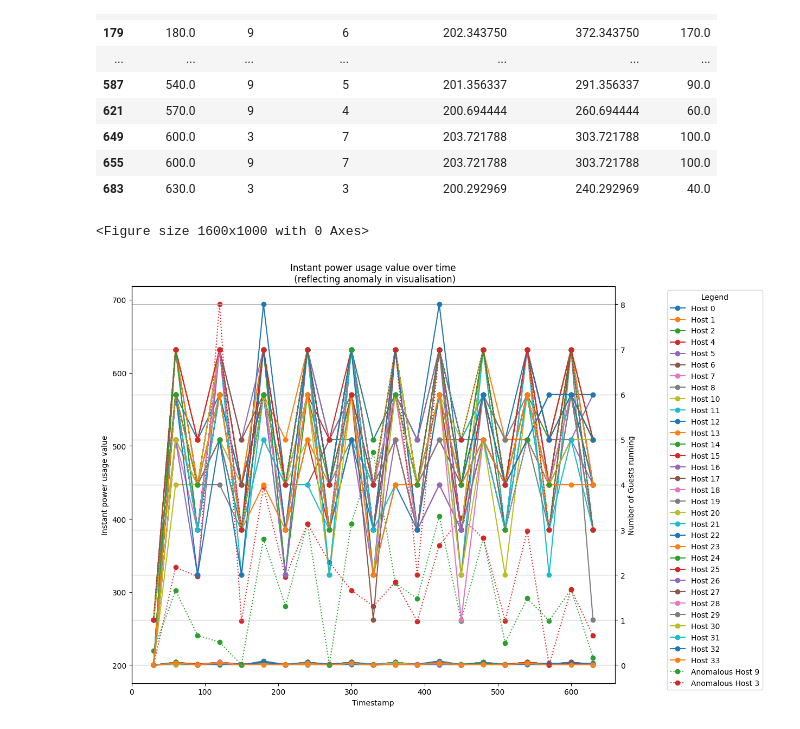
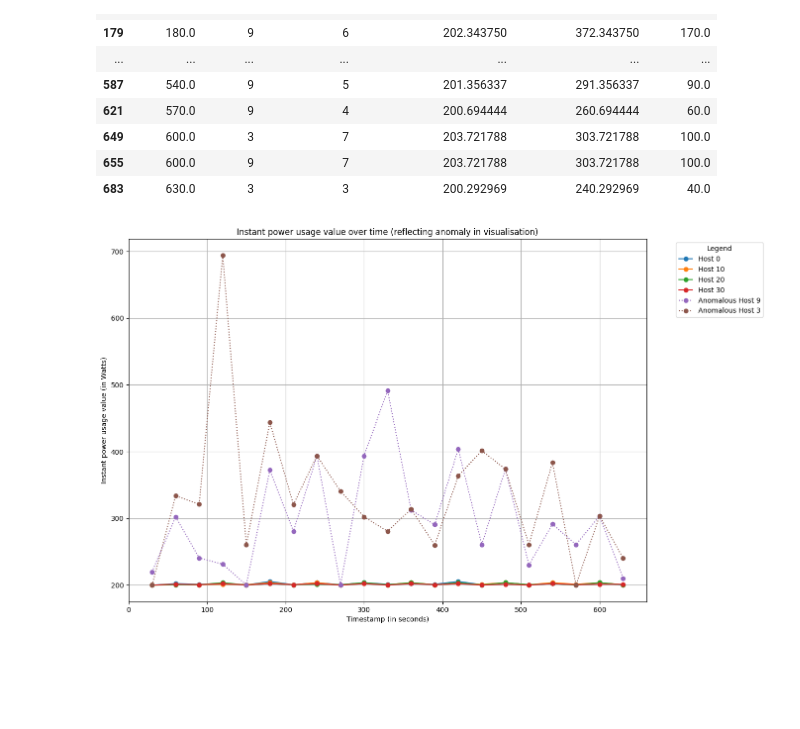
Before and after one commit to am-i-helpful/ODAbler, a Jupyter notebook: opendc_experiment_analyser/node_performance_anomaly_analyser/anomaly_analysis_shell_100.ipynb, the cells around one changed output. Cells and saved outputs as stored; diff of their text form; code cells hidden in the pictures; blank space fills up the shorter version.

Commit message:
[update]: update node-anomaly analysis results

```diff
--- a/opendc_experiment_analyser/node_performance_anomaly_analyser/anomaly_analysis_shell_100.ipynb
+++ b/opendc_experiment_analyser/node_performance_anomaly_analyser/anomaly_analysis_shell_100.ipynb
@@ -272,44 +276,45 @@ See the caveats in the documentation: https://pandas.pydata.org/pandas-docs/stab
 all_hosts = df_power_standard_anomaly['serverId'].unique()
 
 # Increase the plot size
-plt.figure(figsize=(16, 10))
+# plt.figure(figsize=(16, 10))
 
 # Create the main plot with the left y-axis
 fig, ax1 = plt.subplots()
-ax2 = ax1.twinx()
+# ax2 = ax1.twinx()
 
 # Plot all hosts from non-anomalous dataset
 for host_id in all_hosts:
     if host_id in np.nditer(anomalous_servers, op_flags=['readwrite']):
         continue
+    if (host_id % 10) != 0:
+        continue
     host_data = df_power_standard_anomaly[df_power_standard_anomaly['serverId'] == host_id]
     ax1.plot(host_data['timestamp'], host_data['powerUsage'], marker='o', label=f'Host {host_id}')
-    ax1.set_ylabel('Instant power usage value') #  color='b'
-    ax2.plot(host_data['timestamp'], host_data['guestsRunning'], marker='o', label=f'Host {host_id}')
-    ax2.set_ylabel('Number of Guests running')
+    ax1.set_ylabel('Instant power usage value (in Watts)') #  color='b'
+    # ax2.plot(host_data['timestamp'], host_data['guestsRunning'], marker='o', label=f'Host {host_id}')
+    # ax2.set_ylabel('Number of Guests running')
 
 for host_id in np.nditer(anomalous_servers, op_flags=['readwrite']):
     host_data = df_power_standard_anomaly[df_power_standard_anomaly['serverId'] == host_id]
     ax1.plot(host_data['timestamp'], host_data['powerUsage'], marker='o', label=f'Anomalous Host {host_id}', linestyle='dotted')
-    ax2.plot(host_data['timestamp'], host_data['guestsRunning'], marker='o', label=f'Anomalous Host {host_id}', linestyle='dotted')
+    # ax2.plot(host_data['timestamp'], host_data['guestsRunning'], marker='o', label=f'Anomalous Host {host_id}', linestyle='dotted')
 
 # Combine the legend for both plots
 lines, labels = ax1.get_legend_handles_labels()
-lines, labels = ax2.get_legend_handles_labels()
+# lines, labels = ax2.get_legend_handles_labels()
 # lines = lines1 + lines2
 ax1.legend(lines, labels, loc='upper left')
 
 # Adjust the legend placement outside of the plot
-ax1.legend(lines, labels, loc='upper left', bbox_to_anchor=(1.10, 1), title='Legend')
+ax1.legend(lines, labels, loc='upper left', bbox_to_anchor=(1.05, 1), title='Legend')
 
-ax1.set_xlabel('Timestamp')
+ax1.set_xlabel('Timestamp (in seconds)')
 #ax1.set_ylabel('Instantaneous power usage value')
-plt.title('Instant power usage value over time\n (reflecting anomaly in visualisation)')
+plt.title('Instant power usage value over time (reflecting anomaly in visualisation)')
 # plt.legend()
 plt.grid(True)
-fig.set_size_inches(11.5, 9.5)
+fig.set_size_inches(13.5, 9.5)
 fig.savefig('multiple_hosts_anomaly_plotted_trace_shell_100.png', bbox_inches='tight')
 plt.show()
 # %% [output]
-<Figure size 1600x1000 with 0 Axes>
-[figure, old version]
+[figure, new version]
```
Also changed, not shown: parts of 2 cells of this notebook, 3 other files.
